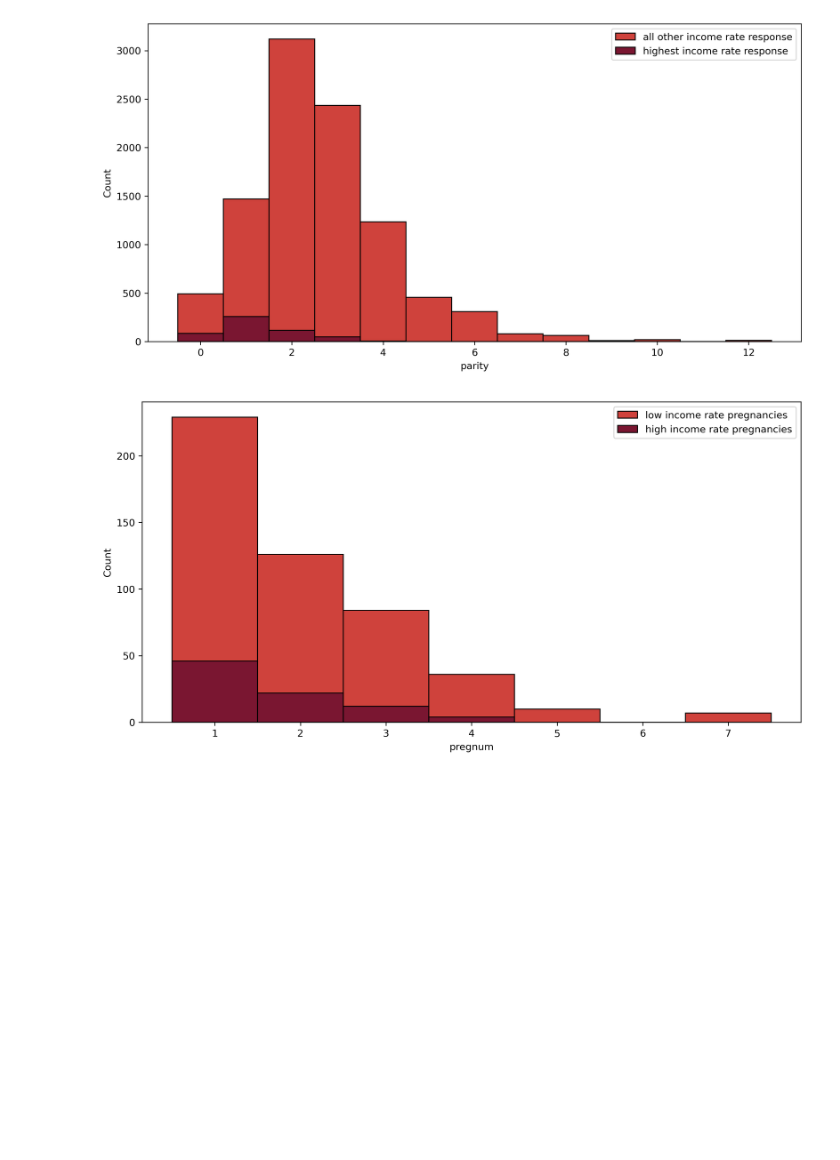
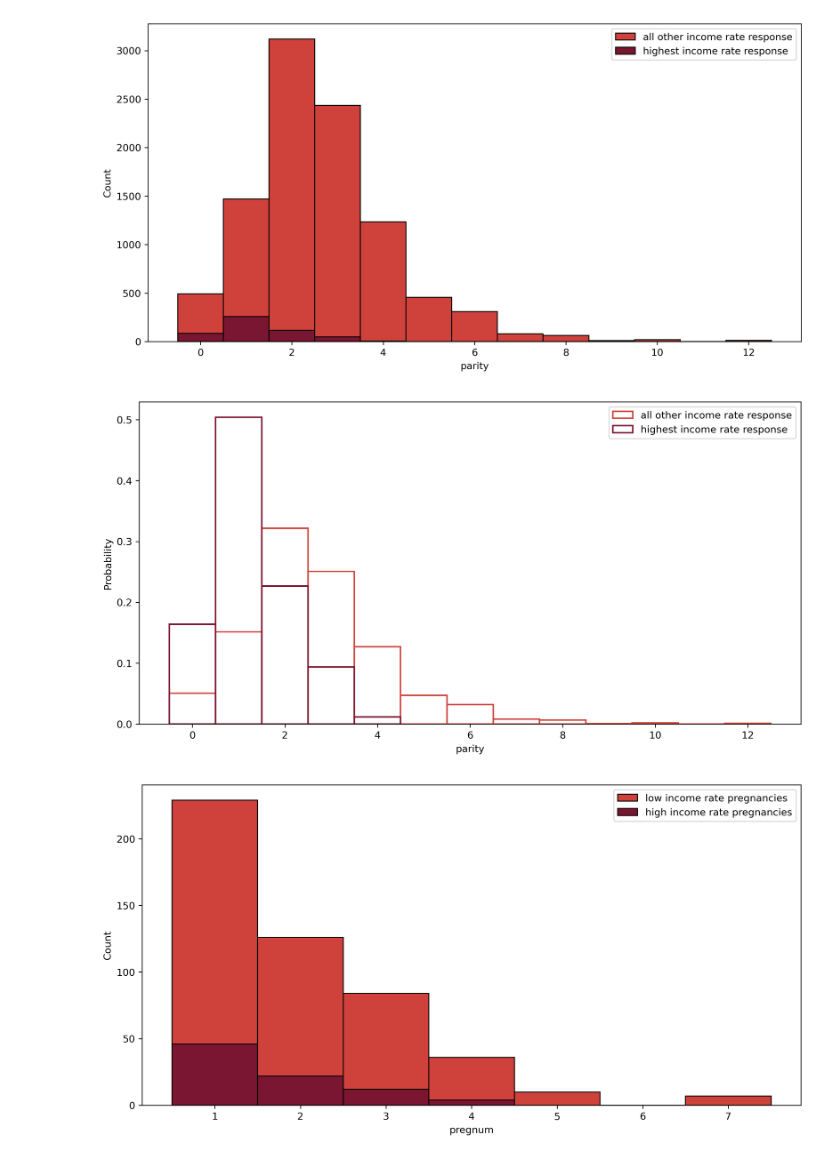
Before and after one commit to ashen007/National-Survey-of-Family-Growth, a Jupyter notebook: National Survey of Family Growth/Notebooks/pregnancy.ipynb, the cells around one changed output. Saved outputs shown, nothing was run; the diff lists cells and outputs as text; code cells hidden in the pictures; blank space fills up the shorter version.

```diff
--- a/National Survey of Family Growth/Notebooks/pregnancy.ipynb
+++ b/National Survey of Family Growth/Notebooks/pregnancy.ipynb
@@ -565,19 +588,23 @@ graphing.show()
 # %%
 graphing.create_figure([12, 6], 300)
 all_other_income.hist(x='parity',
                       color='#CF423C',
-                      alpha=1,
+                      fill=False,
+                      stat='probability',
                       bins='fd',
                       discrete=True,
                       label='all other income rate response')
 high_income.hist(x='parity',
                  color='#7A1631',
-                 alpha=1,
+                 fill=False,
+                 stat='probability',
                  bins='fd',
                  discrete=True,
                  label='highest income rate response')
 plt.legend()
 graphing.show()
+# %% [output]
+[figure, added]
 # %%
 non_live_births_high_income = zero_live_births[zero_live_births['poverty'] > 600]
 non_live_births_low_income = zero_live_births[zero_live_births['poverty'] < 600]
```
Also changed, not shown: parts of 6 cells of this notebook.
